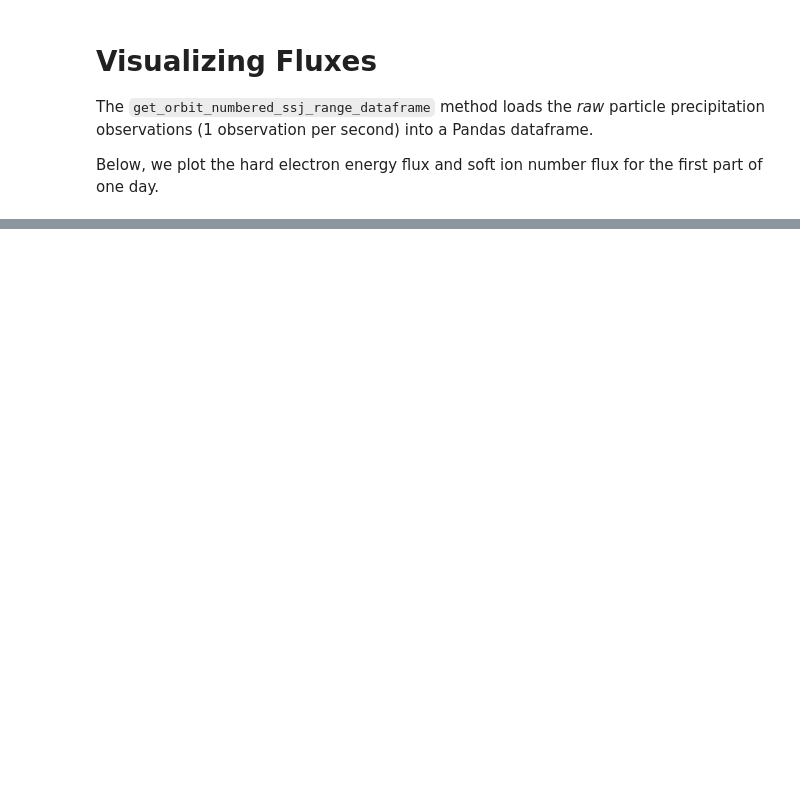
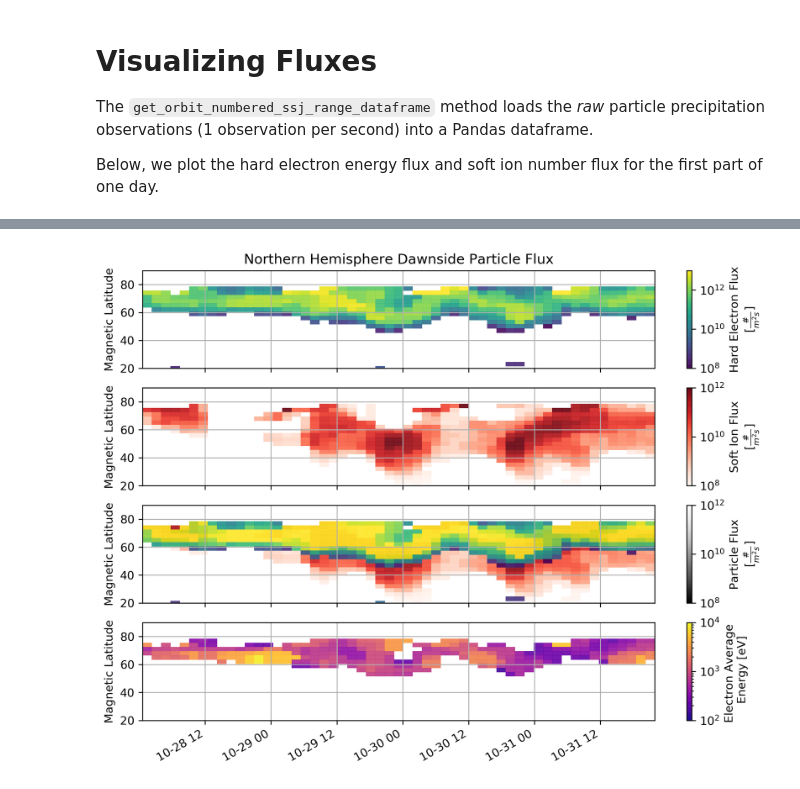
Before and after one commit to lkilcommons/ssj_latbin, a Jupyter notebook: notebooks/Methods.ipynb, the cells around one changed output, grey strips where cells are left out. Cells and saved outputs as stored; diff of their text form; code cells hidden in the pictures; blank space fills up the shorter version.

```diff
--- a/notebooks/Methods.ipynb
+++ b/notebooks/Methods.ipynb
@@ -245,0 +285,89 @@ f4.autofmt_xdate()
+# %%
+from ssjlatbin.fluxcalculations import average_particle_energy
+from scipy.ndimage import median_filter
+import matplotlib as mpl
+
+lbdf = bin_by_latitude(df0,config,latvar='mlats')
+t,lats,dusk_dawn,influxs = dataframe_to_latbinned_flux(lbdf,'ion_soft_number')
+t,lats,_,enfluxh = dataframe_to_latbinned_flux(lbdf,'ele_hard_number')
+t,lats,_,eeflux = dataframe_to_latbinned_flux(lbdf,'ele_total_energy')
+t,lats,_,enflux = dataframe_to_latbinned_flux(lbdf,'ele_total_number')
+
+#Calcuate the average electron energy,
+eavg = average_particle_energy(eeflux,enflux)
+eavg[enflux==0]=0 #Prevent NaN values if zero number flux
+eavg[eeflux<.01]=0
+
+north_dawn_mask = np.logical_and(dusk_dawn==-1,lats>0)
+
+f = plt.figure(figsize=(10,8),dpi=300,facecolor='white')
+
+ax1 = f.add_subplot(411)
+mappable1 = ax1.pcolormesh(t,lats[north_dawn_mask],median_filter(enfluxh,size=ksize)[:,north_dawn_mask].T,
+                           vmin=1e8,vmax=1e13,norm=LogNorm(),zorder=1,alpha=.9)
+#mappable2 = ax1.pcolormesh(t,lats[north_dawn_mask],median_filter(influxs,size=ksize)[:,north_dawn_mask].T,vmin=1e8,vmax=1e12,norm=LogNorm(),cmap='Reds')
+ax1.set_ylabel('Magnetic Latitude')
+f.colorbar(mappable1,label='Hard Electron Flux'+'\n'+r'$[\frac{\#}{m^2 s}]$',ax=ax1)
+ax1.set_ylim([20,90])
+
+ax2 = f.add_subplot(412)
+mappable2 = ax2.pcolormesh(t,lats[north_dawn_mask],median_filter(influxs,size=ksize)[:,north_dawn_mask].T,
+                           vmin=1e8,vmax=1e12,norm=LogNorm(),cmap='Reds',zorder=1,alpha=.9)
+ax2.set_ylabel('Magnetic Latitude')
+f.colorbar(mappable2,label='Soft Ion Flux'+'\n'+r'$[\frac{\#}{m^2 s}]$',ax=ax2)
+ax2.set_ylim([20,90])
+
+eavg = average_particle_energy(eeflux,enflux)
+eavg[enflux==0]=0 #Prevent NaN values if zero number flux
+eavg[eeflux<.1]=0
+
+ax3 = f.add_subplot(413)
+mappable31 = ax3.pcolormesh(t,lats[north_dawn_mask],median_filter(influxs,size=ksize)[:,north_dawn_mask].T,
+                           vmin=1e8,vmax=1e12,norm=LogNorm(),cmap='Reds',zorder=1,alpha=.9)
+mappable32 = ax3.pcolormesh(t,lats[north_dawn_mask],median_filter(enfluxh,size=ksize)[:,north_dawn_mask].T,
+                           vmin=1e8,vmax=1e12,norm=LogNorm(),cmap='viridis',zorder=1,alpha=.9)
+ax3.set_ylim([20,90])
+ax3.set_ylabel('Magnetic Latitude')
+
+f.colorbar(mpl.cm.ScalarMappable(norm=LogNorm(vmin=1e8,vmax=1e12),
+                                 cmap='Greys_r'),ax=ax3, label='Particle Flux'+'\n'+r'$[\frac{\#}{m^2 s}]$')
+ax4 = f.add_subplot(414)
+mappable4 = ax4.pcolormesh(t,lats[north_dawn_mask],median_filter(eavg,size=ksize)[:,north_dawn_mask].T,
+                           vmin=100,vmax=10000,norm=LogNorm(),cmap='plasma',zorder=1,alpha=.9)
+ax4.set_ylim([20,90])
+ax4.set_ylabel('Magnetic Latitude')
+f.colorbar(mappable4,label='Electron Average \n Energy [eV]',ax=ax4)
+
+ax1.xaxis.set_ticklabels('')
+ax2.xaxis.set_ticklabels('')
+ax3.xaxis.set_ticklabels('')
+ax1.grid(True)
+ax2.grid(True)
+ax3.grid(True)
+ax4.grid(True)
+
+f.autofmt_xdate()
+ax1.set_title('Northern Hemisphere Dawnside Particle Flux')
+f.savefig(f'nh_dawn_{sdtstr}_{edtstr}.png')
+
+from nasaomnireader.omnireader import omni_interval
+oi = omni_interval(sdt,edt,'5min')
+oih = omni_interval(sdt,edt,'hourly')
+
+odt = oi['Epoch']
+dst = oi['SYM_H']
+ohdt = oih['Epoch']
+kp = oih['KP']
+f7 = plt.figure(figsize=(8,2),dpi=300,facecolor='white')
+ax7 = f7.add_subplot(111)
+ax7.grid(True)
+ax7r = ax7.twinx()
+ax7.plot(odt,dst,'k.-',label='SYM_H')
+ax7r.plot(ohdt,kp,'b.-',label='Kp')
+ax7r.set_ylabel('[unitless]')
+ax7.legend(loc='upper left')
+ax7r.legend(loc='upper right')
+ax7.set_ylabel('[nT]')
+f7.autofmt_xdate()
+f7.savefig(f'nh_dawn_dst_kp_{sdtstr}_{edtstr}.png')
+# %% [output]
@@ -245,0 +381 @@ f4.autofmt_xdate()
+[figure, added]
```
Also changed, not shown: parts of 11 cells of this notebook.
